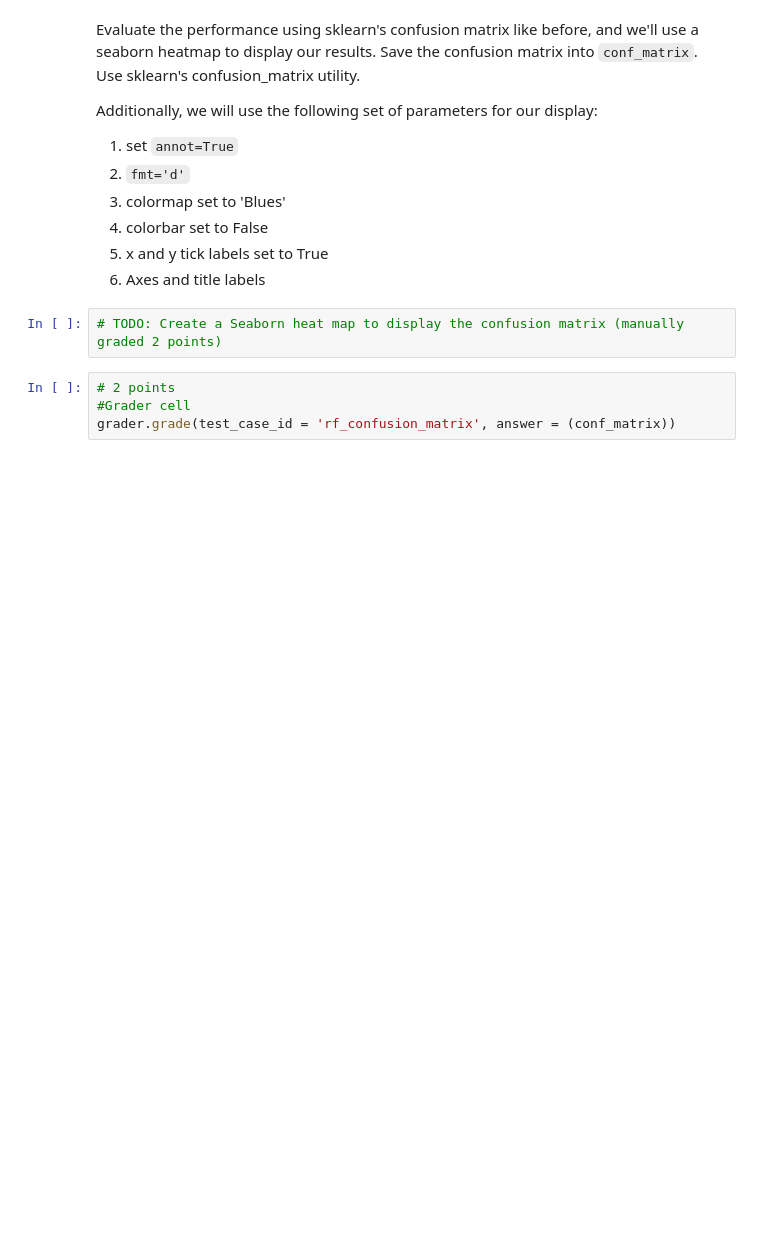
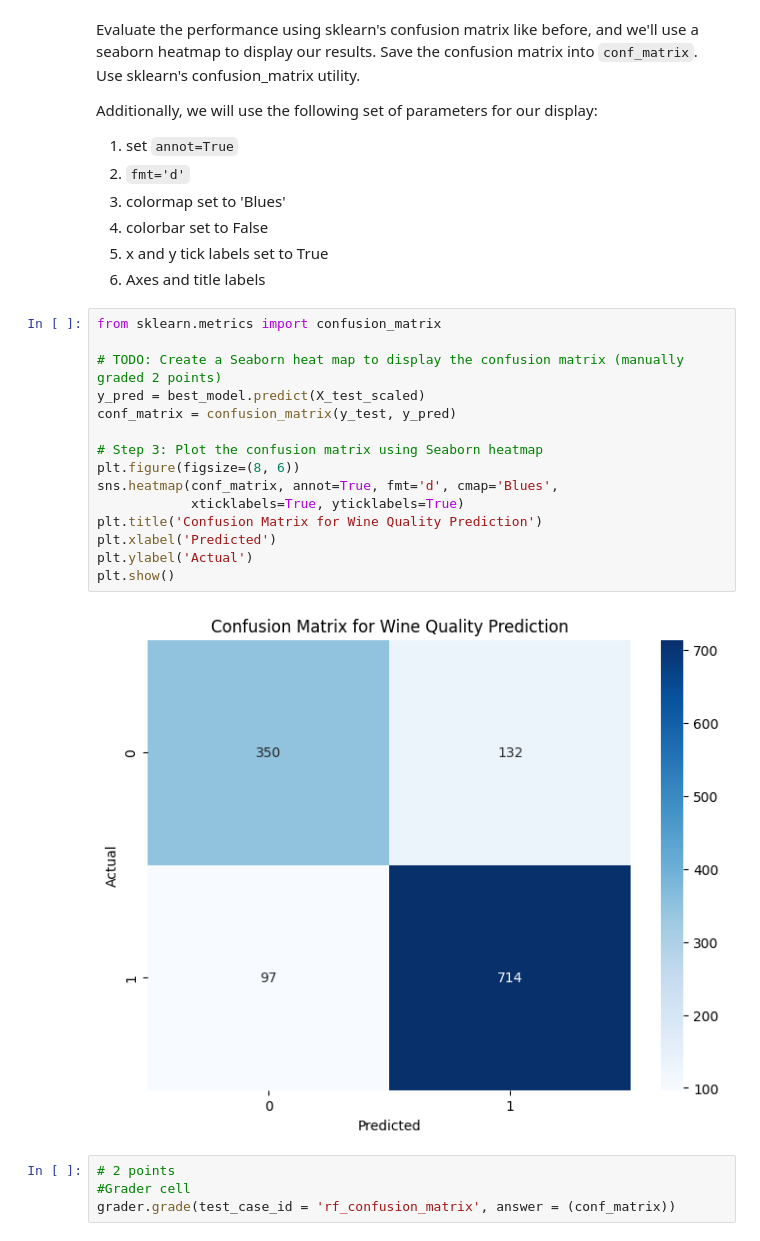
Before and after one commit to YanfuOu/CIS545, a Jupyter notebook: Yanfu_F24_HW4_Student_Version.ipynb, the cells around one changed output. Saved outputs shown, nothing was run; the diff lists cells and outputs as text; blank space fills up the shorter version.

Commit message:
Created using Colab1.4.5

```diff
--- a/Yanfu_F24_HW4_Student_Version.ipynb
+++ b/Yanfu_F24_HW4_Student_Version.ipynb
@@ -750,8 +750,23 @@ Additionally, we will use the following set of parameters for our display:
 4.   colorbar set to False
 5.   x and y tick labels set to True
 6.   Axes and title labels
-# %%
-# TODO: Create a Seaborn heat map to display the confusion matrix (manually graded 2 points)
+# %%
+from sklearn.metrics import confusion_matrix
+
+# TODO: Create a Seaborn heat map to display the confusion matrix (manually graded 2 points)
+y_pred = best_model.predict(X_test_scaled)
+conf_matrix = confusion_matrix(y_test, y_pred)
+
+# Step 3: Plot the confusion matrix using Seaborn heatmap
+plt.figure(figsize=(8, 6))
+sns.heatmap(conf_matrix, annot=True, fmt='d', cmap='Blues',
+            xticklabels=True, yticklabels=True)
+plt.title('Confusion Matrix for Wine Quality Prediction')
+plt.xlabel('Predicted')
+plt.ylabel('Actual')
+plt.show()
+# %% [output]
+[figure, added]
 # %%
 # 2 points
 #Grader cell
```
